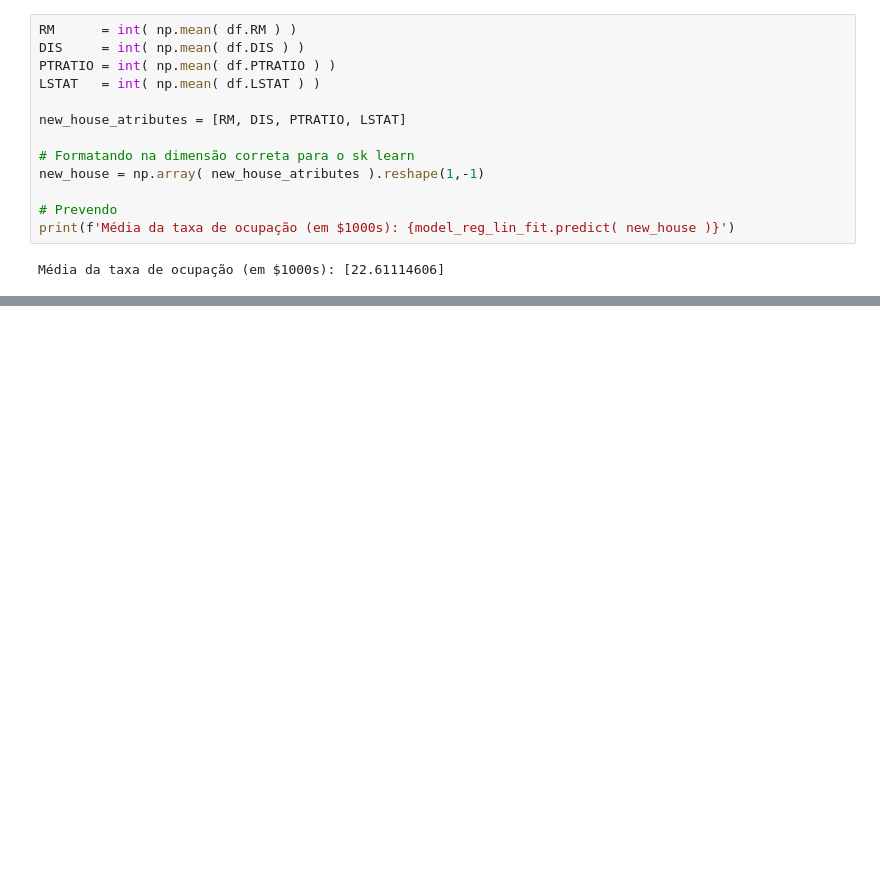
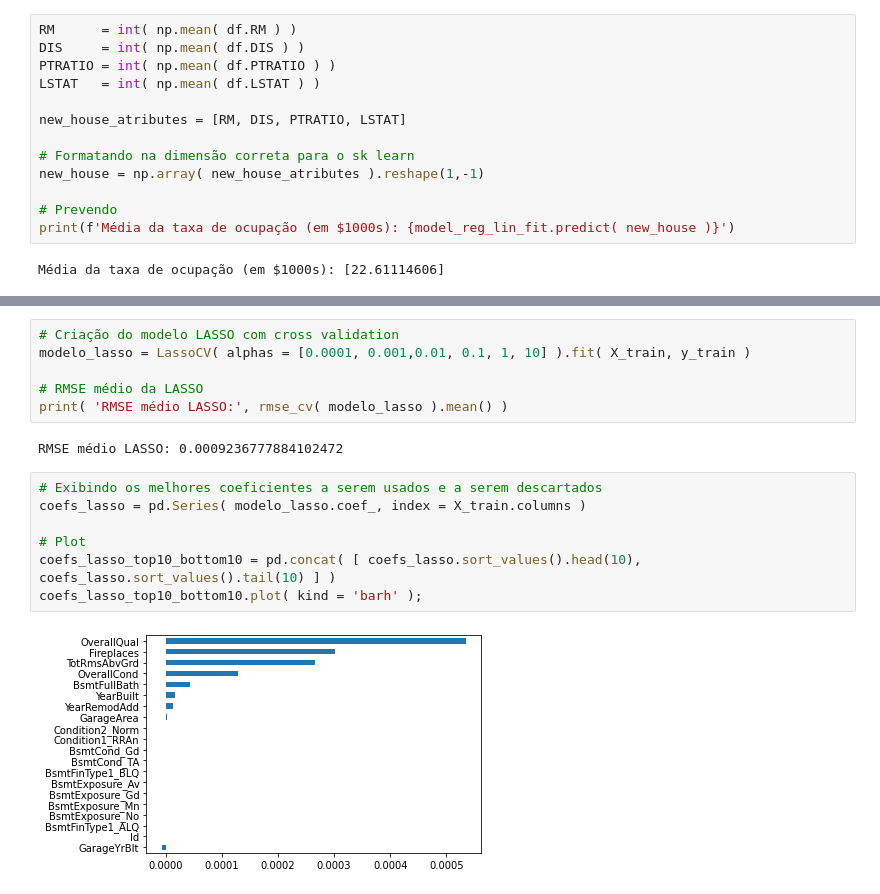
Before and after one commit to GuilhermeRuy97/Machine-Learning-Scientist, a Jupyter notebook: ds_academy/machine-learning/05_regressao_pt_2.ipynb, the cells around one changed output, grey strips where cells are left out. Cells and saved outputs as stored; diff of their text form; blank space fills up the shorter version.

```diff
--- a/ds_academy/machine-learning/05_regressao_pt_2.ipynb
+++ b/ds_academy/machine-learning/05_regressao_pt_2.ipynb
@@ -978,0 +1220,17 @@ Média da taxa de ocupação (em $1000s): [22.61114606]
+# %%
+# Criação do modelo LASSO com cross validation
+modelo_lasso = LassoCV( alphas = [0.0001, 0.001,0.01, 0.1, 1, 10] ).fit( X_train, y_train )
+
+# RMSE médio da LASSO
+print( 'RMSE médio LASSO:', rmse_cv( modelo_lasso ).mean() )
+# %% [output]
+RMSE médio LASSO: 0.0009236777884102472
+# %%
+# Exibindo os melhores coeficientes a serem usados e a serem descartados
+coefs_lasso = pd.Series( modelo_lasso.coef_, index = X_train.columns )
+
+# Plot
+coefs_lasso_top10_bottom10 = pd.concat( [ coefs_lasso.sort_values().head(10), coefs_lasso.sort_values().tail(10) ] )
+coefs_lasso_top10_bottom10.plot( kind = 'barh' );
+# %% [output]
+[figure, added]
```
Also changed, not shown: parts of 34 cells of this notebook.
